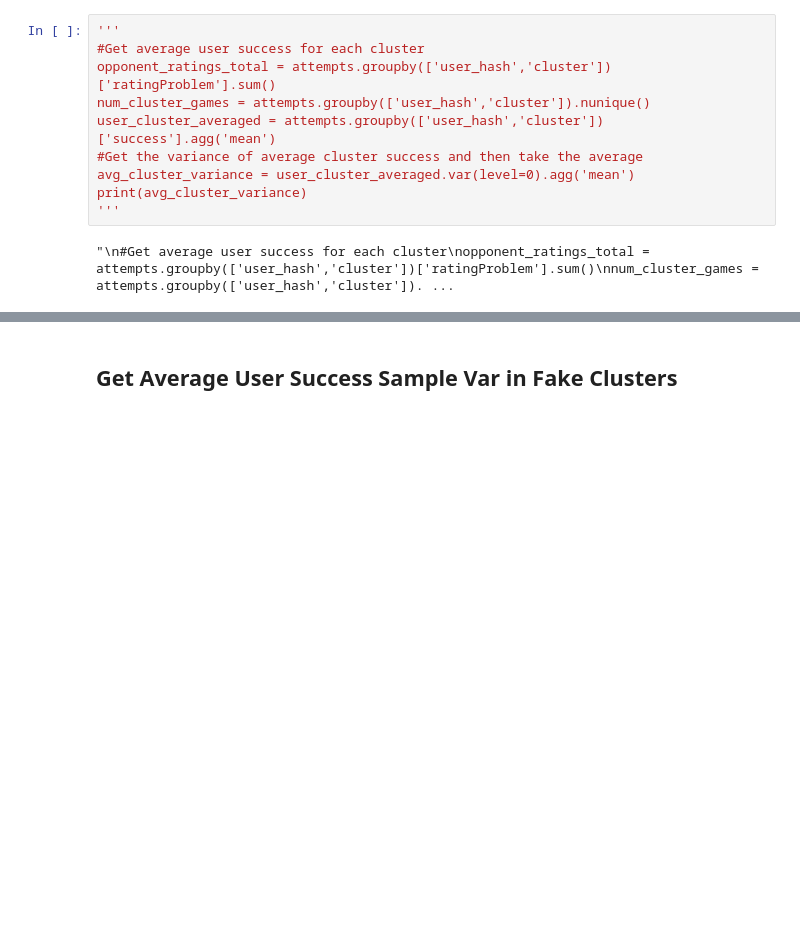
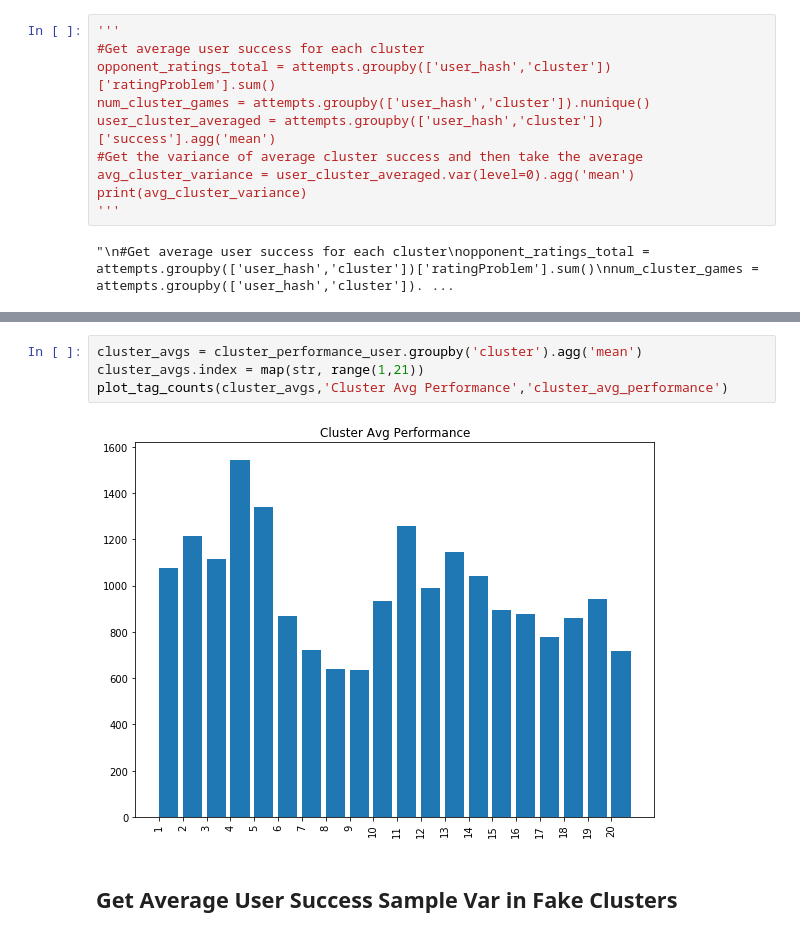
Before and after one commit to CSSLab/chess_dim_skill, a Jupyter notebook: src/Variance of Player Skill.ipynb, the cells around one changed output, grey strips where cells are left out. Saved outputs shown, nothing was run; the diff lists cells and outputs as text; blank space fills up the shorter version.

```diff
--- a/src/Variance of Player Skill.ipynb
+++ b/src/Variance of Player Skill.ipynb
@@ -145,3 +169,9 @@ len(set(attempts['cluster']))
+# %%
+cluster_avgs = cluster_performance_user.groupby('cluster').agg('mean')
+cluster_avgs.index = map(str, range(1,21))
+plot_tag_counts(cluster_avgs,'Cluster Avg Performance','cluster_avg_performance')
+# %% [output]
+[figure, added]
 # %% [markdown]
 <h2>Get Average User Success Sample Var in Fake Clusters</h2>
 # %%
```
Also changed, not shown: parts of 18 cells of this notebook.
